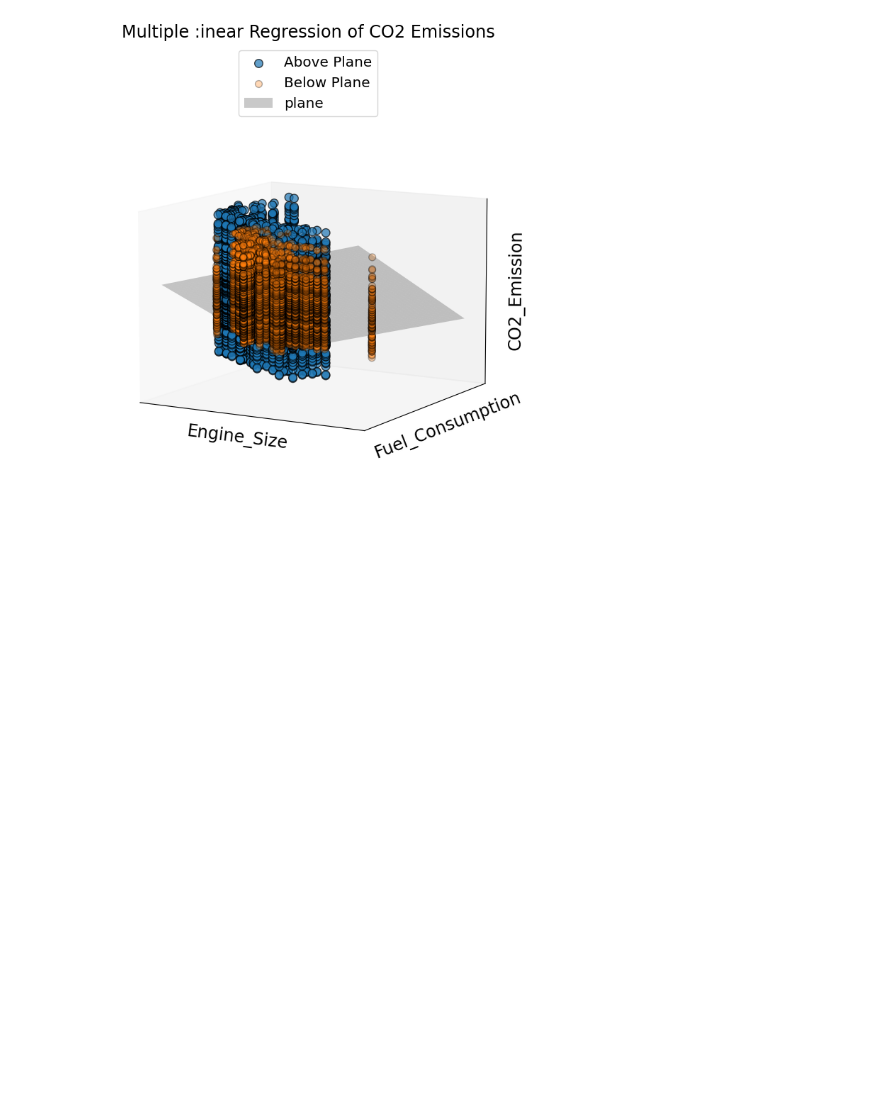
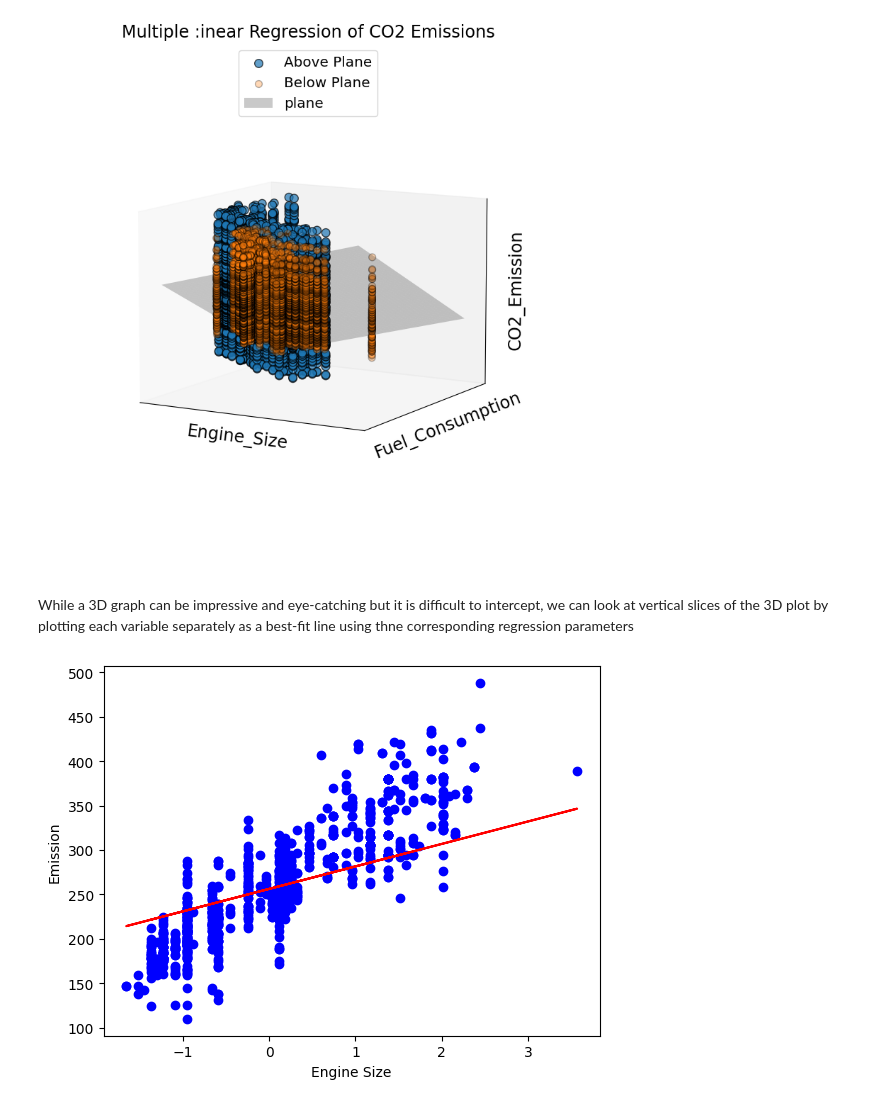
Before and after one commit to YoussefChati/CO2_Emission_ML, a Jupyter notebook: notebook.ipynb, the cells around one changed output. Drawn from its saved outputs; the diff is of its cells as text; code cells hidden in the pictures; blank space fills up the shorter version.

```diff
--- a/notebook.ipynb
+++ b/notebook.ipynb
@@ -453,3 +453,13 @@ plt.tight_layout()
 plt.show()
 # %% [output]
 [figure]
+# %% [markdown]
+While a 3D graph can be impressive and eye-catching but it is difficult to intercept, we can look at vertical slices of the 3D plot by plotting each variable separately as a best-fit line using thne corresponding regression parameters
+# %%
+plt.scatter(X_train3[:,0], y_train3, color ='blue')
+plt.plot(X_train3[:,0], coef3_[0,0] * X_train3[:,0] + intercept3_[0], '-r')
+plt.xlabel("Engine Size")
+plt.ylabel("Emission")
+plt.show()
+# %% [output]
+[figure, added]
```
Also changed, not shown: parts of 7 cells of this notebook.
